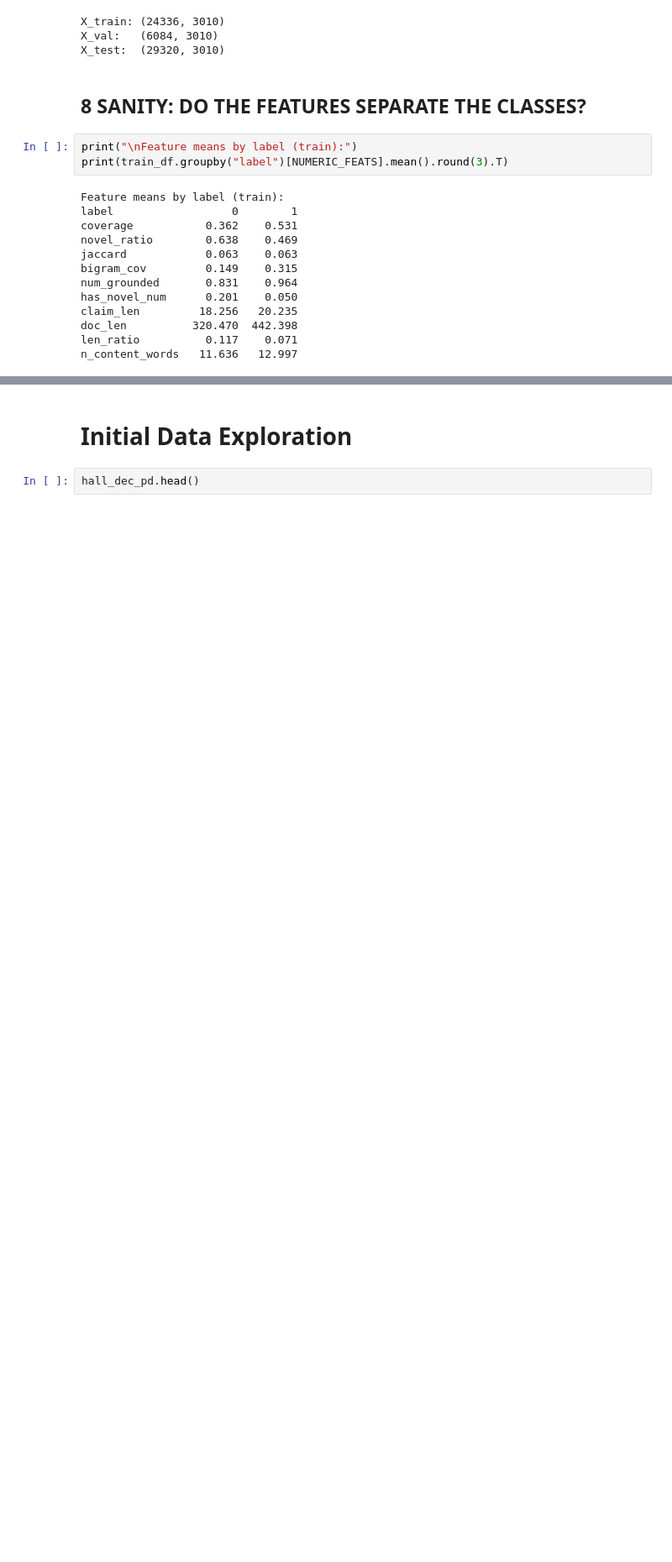
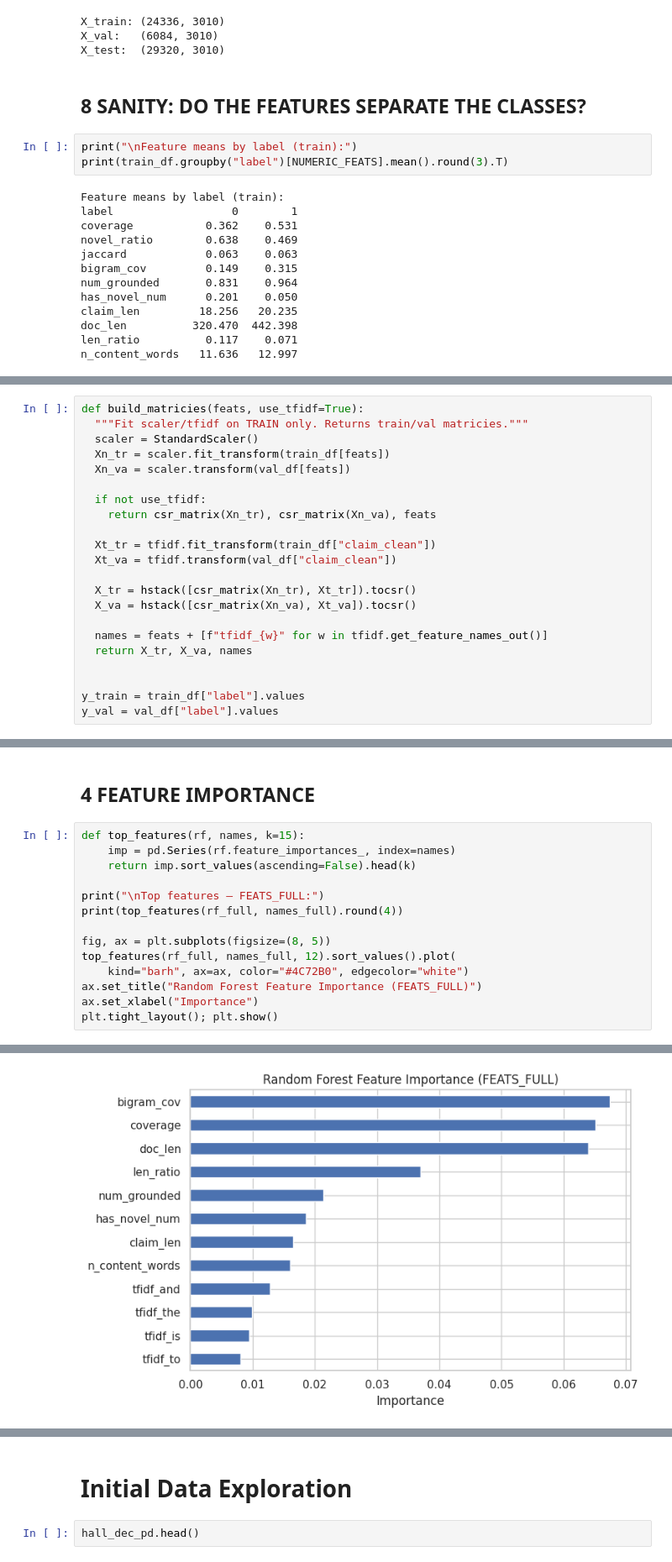
Before and after one commit to lexinejazly-asuncion/Hallucination_Detection, a Jupyter notebook: Hallucination_Detection.ipynb, the cells around one changed output, grey strips where cells are left out. Shown at 84% size. Drawn from its saved outputs; the diff is of its cells as text; blank space fills up the shorter version.

```diff
--- a/Hallucination_Detection.ipynb
+++ b/Hallucination_Detection.ipynb
@@ -435,0 +456,22 @@ n_content_words   11.636   12.997
+# %%
+def build_matricies(feats, use_tfidf=True):
+  """Fit scaler/tfidf on TRAIN only. Returns train/val matricies."""
+  scaler = StandardScaler()
+  Xn_tr = scaler.fit_transform(train_df[feats])
+  Xn_va = scaler.transform(val_df[feats])
+
+  if not use_tfidf:
+    return csr_matrix(Xn_tr), csr_matrix(Xn_va), feats
+
+  Xt_tr = tfidf.fit_transform(train_df["claim_clean"])
+  Xt_va = tfidf.transform(val_df["claim_clean"])
+
+  X_tr = hstack([csr_matrix(Xn_tr), Xt_tr]).tocsr()
+  X_va = hstack([csr_matrix(Xn_va), Xt_va]).tocsr()
+
+  names = feats + [f"tfidf_{w}" for w in tfidf.get_feature_names_out()]
+  return X_tr, X_va, names
+
+
+y_train = train_df["label"].values
+y_val = val_df["label"].values
@@ -435,0 +583,17 @@ n_content_words   11.636   12.997
+# %% [markdown]
+## 4  FEATURE IMPORTANCE
+# %%
+def top_features(rf, names, k=15):
+    imp = pd.Series(rf.feature_importances_, index=names)
+    return imp.sort_values(ascending=False).head(k)
+
+print("\nTop features — FEATS_FULL:")
+print(top_features(rf_full, names_full).round(4))
+
+fig, ax = plt.subplots(figsize=(8, 5))
+top_features(rf_full, names_full, 12).sort_values().plot(
+    kind="barh", ax=ax, color="#4C72B0", edgecolor="white")
+ax.set_title("Random Forest Feature Importance (FEATS_FULL)")
+ax.set_xlabel("Importance")
+plt.tight_layout(); plt.show()
+# %% [output]
@@ -435,0 +617 @@ n_content_words   11.636   12.997
+[figure, added]
```
Also changed, not shown: parts of 12 cells of this notebook.
